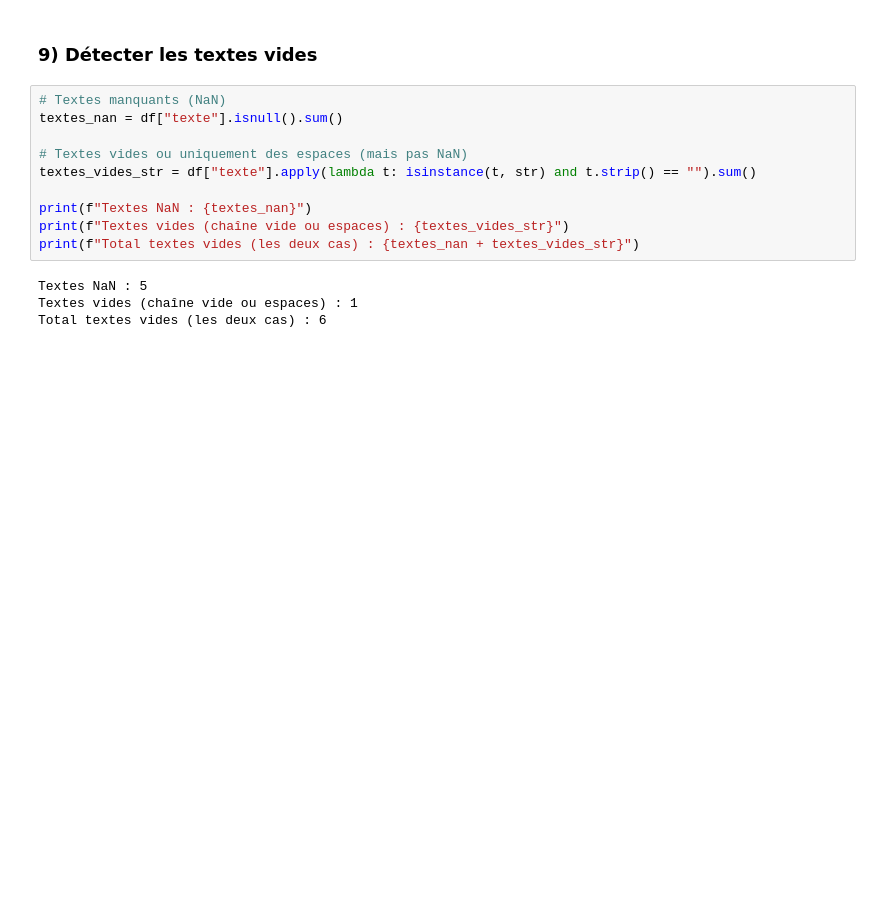
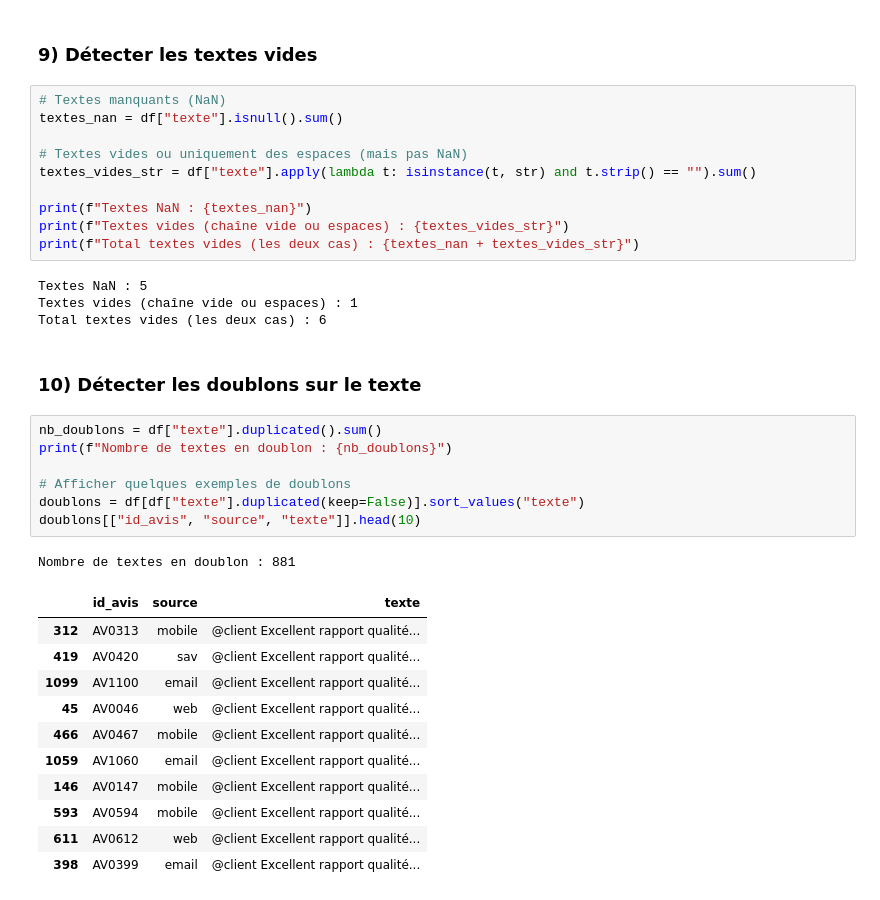
Before and after one commit to Fattimm/atelier_prepa_donnees_textuelles, a Jupyter notebook: notebooks/atelier_prepa_donnees_textuelles.ipynb, the cells around one changed output. Cells and saved outputs as stored; diff of their text form; blank space fills up the shorter version.

Commit message:
Partie 1 - Point 10: détection des doublons sur le texte

```diff
--- a/notebooks/atelier_prepa_donnees_textuelles.ipynb
+++ b/notebooks/atelier_prepa_donnees_textuelles.ipynb
@@ -187,3 +187,25 @@ print(f"Total textes vides (les deux cas) : {textes_nan + textes_vides_str}")
 Textes NaN : 5
 Textes vides (chaîne vide ou espaces) : 1
 Total textes vides (les deux cas) : 6
+# %% [markdown]
+### 10) Détecter les doublons sur le texte
+# %%
+nb_doublons = df["texte"].duplicated().sum()
+print(f"Nombre de textes en doublon : {nb_doublons}")
+
+# Afficher quelques exemples de doublons
+doublons = df[df["texte"].duplicated(keep=False)].sort_values("texte")
+doublons[["id_avis", "source", "texte"]].head(10)
+# %% [output]
+Nombre de textes en doublon : 881
+|  | id_avis | source | texte |
+| 312 | AV0313 | mobile | @client Excellent rapport qualité... |
+| 419 | AV0420 | sav | @client Excellent rapport qualité... |
+| 1099 | AV1100 | email | @client Excellent rapport qualité... |
+| 45 | AV0046 | web | @client Excellent rapport qualité... |
+| 466 | AV0467 | mobile | @client Excellent rapport qualité... |
+| 1059 | AV1060 | email | @client Excellent rapport qualité... |
+| 146 | AV0147 | mobile | @client Excellent rapport qualité... |
+| 593 | AV0594 | mobile | @client Excellent rapport qualité... |
+| 611 | AV0612 | web | @client Excellent rapport qualité... |
+| 398 | AV0399 | email | @client Excellent rapport qualité... |
```
